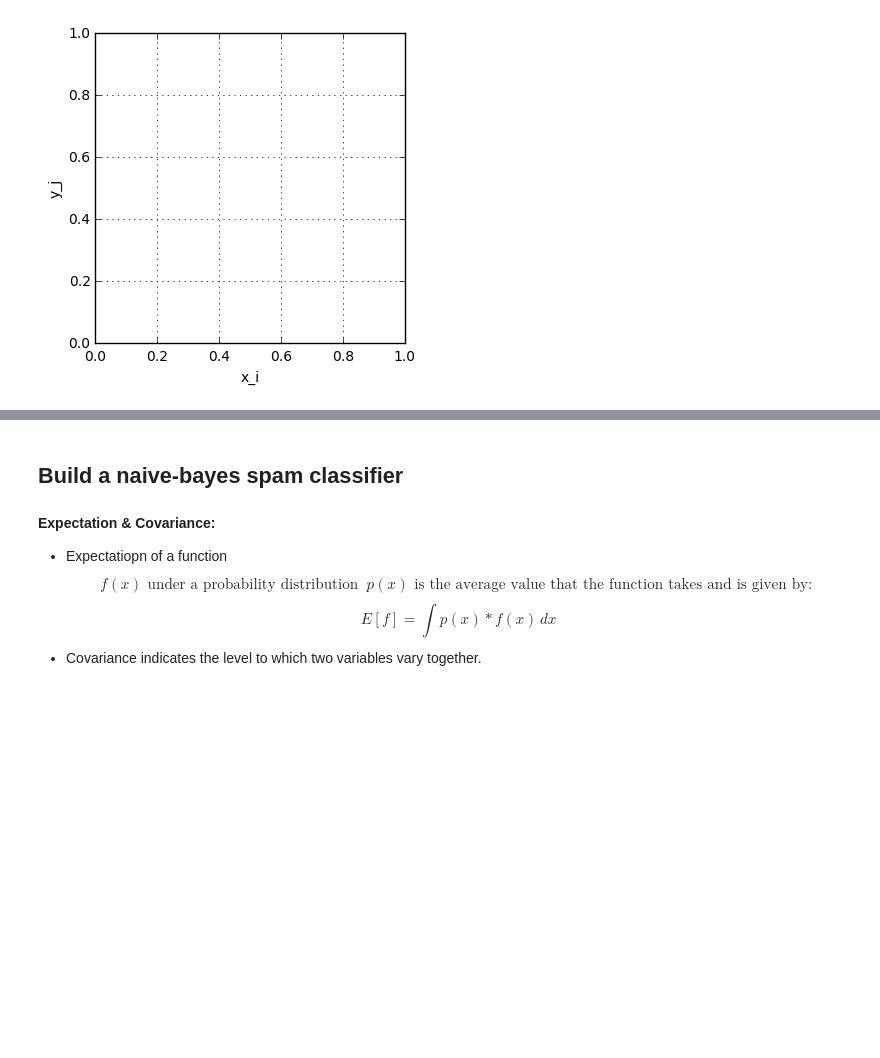
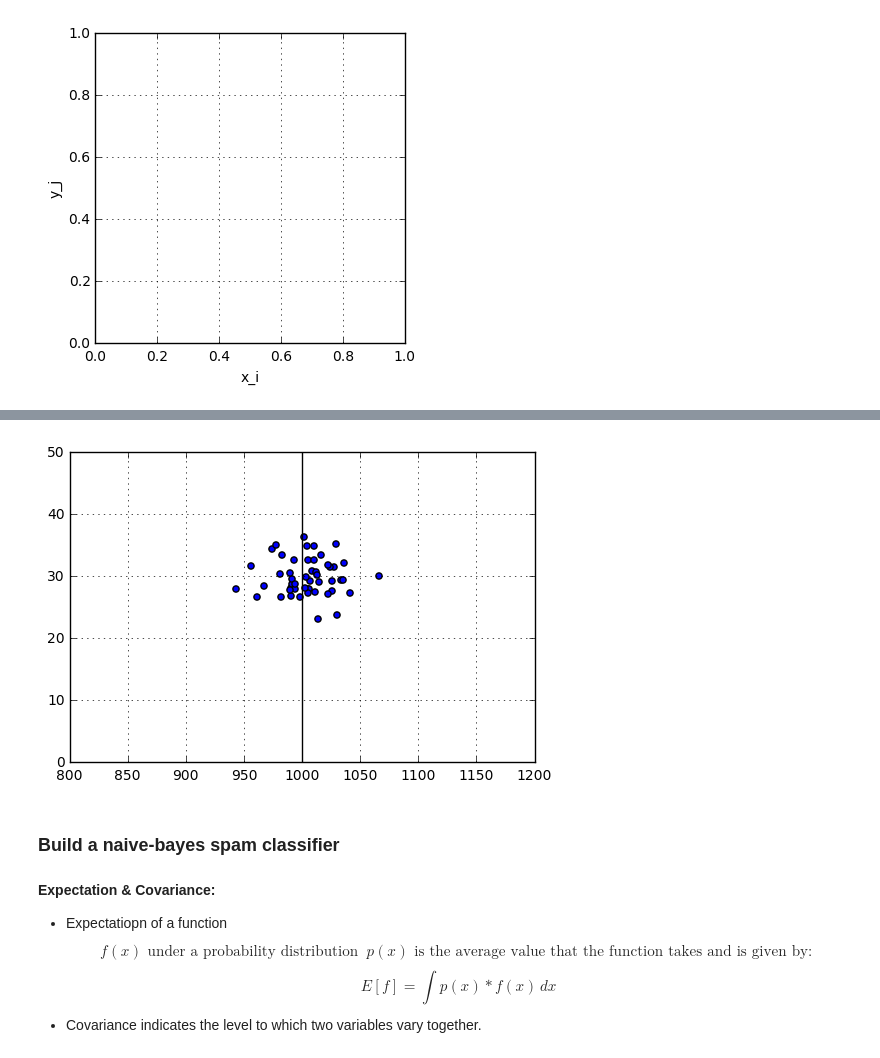
Before and after one commit to Manish-rai21bit/Artificial_Intelligence, a Jupyter notebook: MachineLearning_Studies/Chapter_1.ipynb, the cells around one changed output, grey strips where cells are left out. Drawn from its saved outputs; the diff is of its cells as text; code cells hidden in the pictures; blank space fills up the shorter version.

```diff
--- a/MachineLearning_Studies/Chapter_1.ipynb
+++ b/MachineLearning_Studies/Chapter_1.ipynb
@@ -90,5 +113,20 @@ An important interpretation of Bayes' theorem is in terms of the **Prior Probabi
+# %%
+# Simple example of photon flux
+np.random.seed(1)
+e = np.random.normal(30, 3, 50)
+F = np.random.normal(1000, e)
+
+#Plotting
+plt.scatter(F, e)
+plt.grid()
+plt.xlim(800, 1200)
+plt.ylim(0, 50)
+plt.vlines(1000, 0, N)
+plt.show()
+# %% [output]
+[figure, added]
 # %% [markdown]
-## Build a naive-bayes spam classifier
+### Build a naive-bayes spam classifier
 # %% [markdown]
 **Expectation & Covariance:**<br>
 - Expectatiopn of a function \begin{equation}\ f(x) \text { under a probability distribution } \ p(x) \text { is the average value that the function takes and is given by: } \end{equation} \begin{equation}\ E[f] = \int p(x) * f(x)\,dx \end{equation}
```
Also changed, not shown: parts of 10 cells of this notebook.
